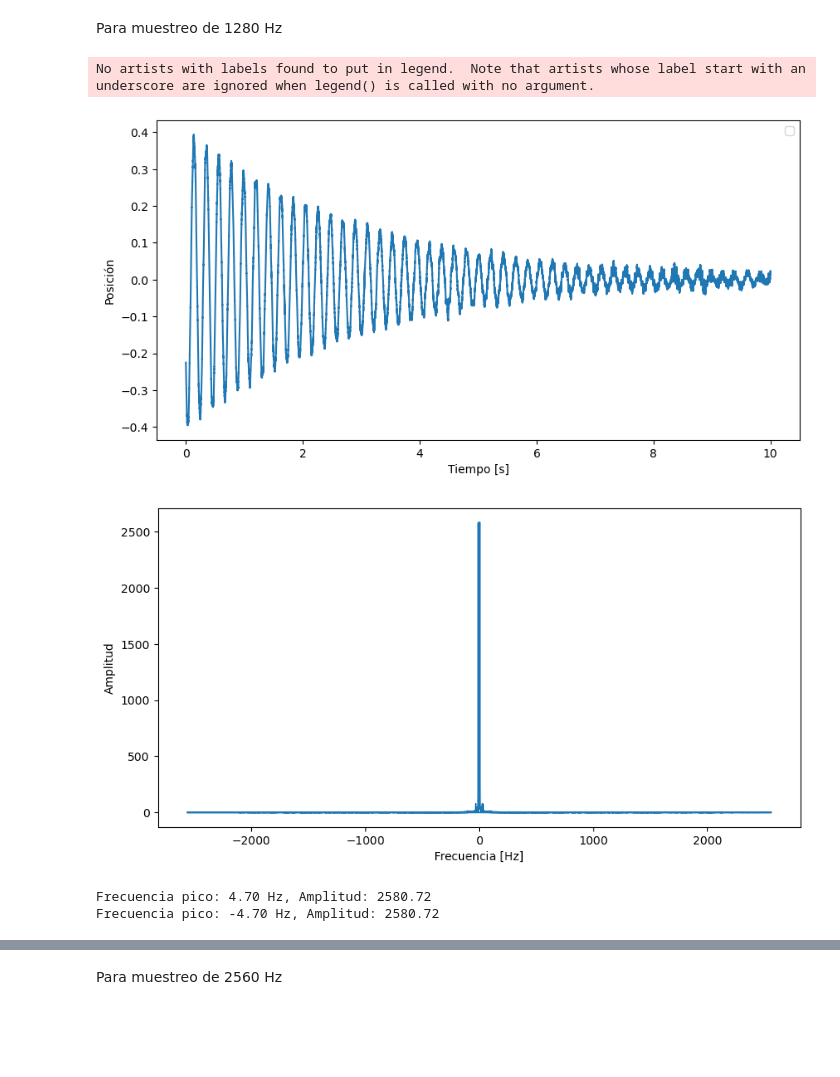
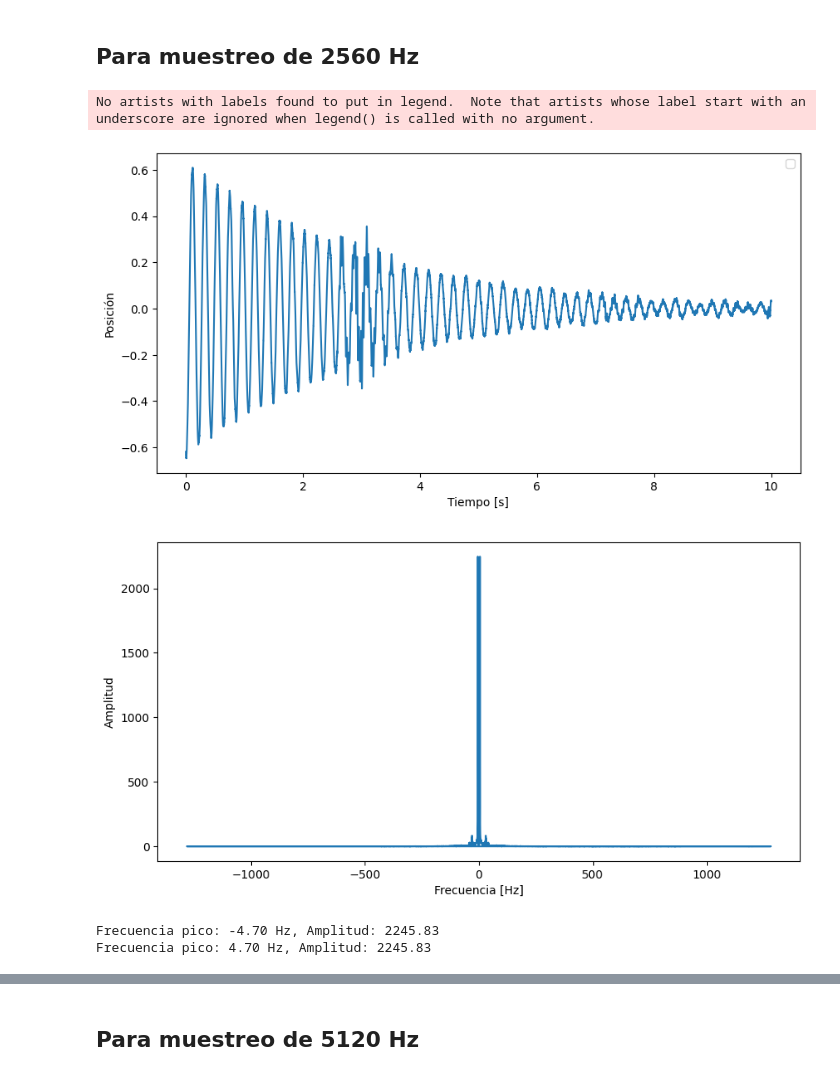
Before and after one commit to Marceloaglop/Vibras-Mec-nicas, a Jupyter notebook: vibras, amplitudes y fourier para no forzado.ipynb, the cells around one changed output, grey strips where cells are left out. Drawn from its saved outputs; the diff is of its cells as text; code cells hidden in the pictures; blank space fills up the shorter version.

```diff
--- a/vibras, amplitudes y fourier para no forzado.ipynb
+++ b/vibras, amplitudes y fourier para no forzado.ipynb
@@ -4,7 +4,7 @@ import pandas as pd
 import matplotlib.pyplot as plt
 from scipy.signal import find_peaks
 
-def obtener_frecuencia(path, time1=10, rango=80):
+def obtener_frecuencia(path, time1=10, rango=75):
     # Cargar los datos
     tabla = pd.read_csv(path, sep="\t", names=["tiempo", "posición"])
     # Filtrar los primeros 5 segundos
@@ -31,7 +31,7 @@ def obtener_frecuencia(path, time1=10, rango=80):
     fft_freq = np.fft.fftfreq(len(signal), d=1/sampling_rate)
     # Graficar la amplitud en función de la frecuencia, incluyendo la parte negativa
     plt.figure(figsize=(10, 5))
-    """plt.title("Transformada de Fourier completa de la señal (Primeros 5 segundos)")"""
+    """plt.title("Transformada de Fourier completa de la señal (Primeros 10 segundos)")"""
     plt.xlabel("Frecuencia [Hz]")
     plt.ylabel("Amplitud")
     plt.plot(fft_freq, np.abs(fft_values))  # Muestra la transformada completa
@@ -66,8 +66,7 @@ def obtener_frecuencia(path, time1=10, rango=80):
     plt.ylabel("Amplitud")
     plt.plot(fft_freq_rango, fft_values_rango, label="Espectro de Fourier")
     leyenda_picos = ', '.join([f"{f:.2f} Hz" for f in frecuencias_top2])
-    si=np.abs(frecuencias_top2[0])
-    plt.plot(frecuencias_top2, amplitudes_top2, "rx", label=f"Amplitud frecuencia dominante ({si:.3f} Hz)")
+    plt.plot((frecuencias_top2),(amplitudes_top2), "rx", label=f"Amplitud frecuencia dominante ({frecuencias_top2[0]:.3f}Hz)")
     # Crear la tabla con los picos
 
     plt.legend()
@@ -90,11 +101,11 @@ Frecuencia pico: 4.70 Hz, Amplitud: 19397.34
 # %% [markdown]
-Para muestreo de 1280 Hz
+## Para muestreo de 2560 Hz
 # %%
-obtener_frecuencia(r"C:\Users\chelo\Downloads\Vibras-Mec-nicas-main\Vibras-Mec-nicas-main\LAB 02\Mediciones limpias\Parte 1\Test(2024-10-10,15-59-02)\DataRecor2.csv"
-)
+#obtener_frecuencia(r"C:\Users\chelo\Downloads\Vibras-Mec-nicas-main\Vibras-Mec-nicas-main\LAB 02\Mediciones limpias\Parte 1\Test(2024-10-10,15-59-33)\DataRecor2.csv")
+obtener_frecuencia(r"LAB 02\Mediciones limpias\Parte 1\Test(2024-10-10,15-59-33)\DataRecor2.csv")
 # %% [output]
 No artists with labels found to put in legend.  Note that artists whose label start with an underscore are ignored when legend() is called with no argument.
-[figure, old version]
+[figure, new version]
-[figure, old version]
+[figure, new version]
-Frecuencia pico: 4.70 Hz, Amplitud: 2580.72
-Frecuencia pico: -4.70 Hz, Amplitud: 2580.72
+Frecuencia pico: -4.70 Hz, Amplitud: 2245.83
+Frecuencia pico: 4.70 Hz, Amplitud: 2245.83
@@ -102,3 +113,3 @@ Frecuencia pico: -4.70 Hz, Amplitud: 2580.72
 # %% [markdown]
-Para muestreo de 2560 Hz
+## Para muestreo de 5120 Hz
 # %%
```
Also changed, not shown: parts of 13 cells of this notebook.
